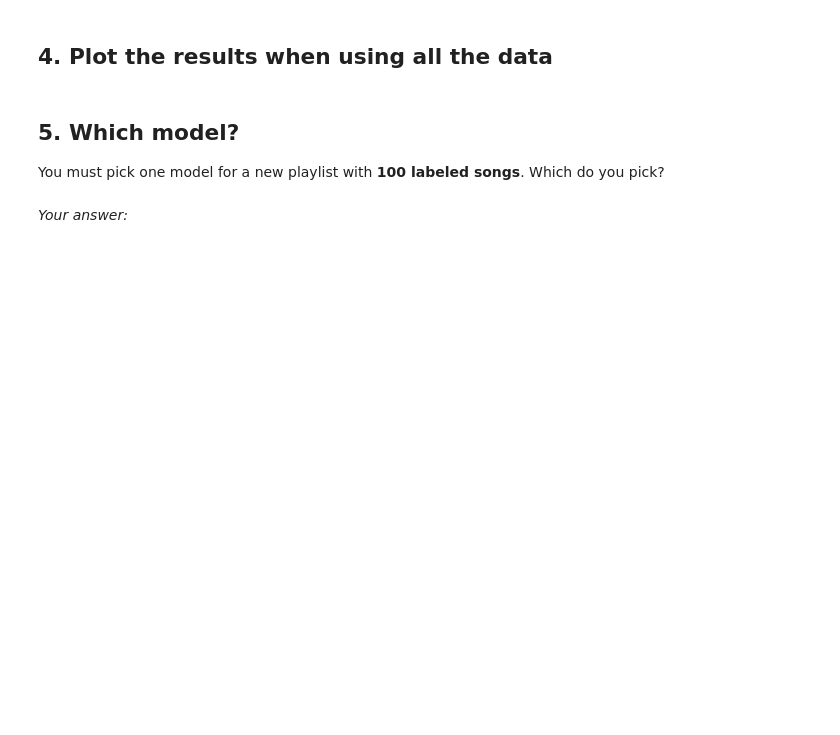
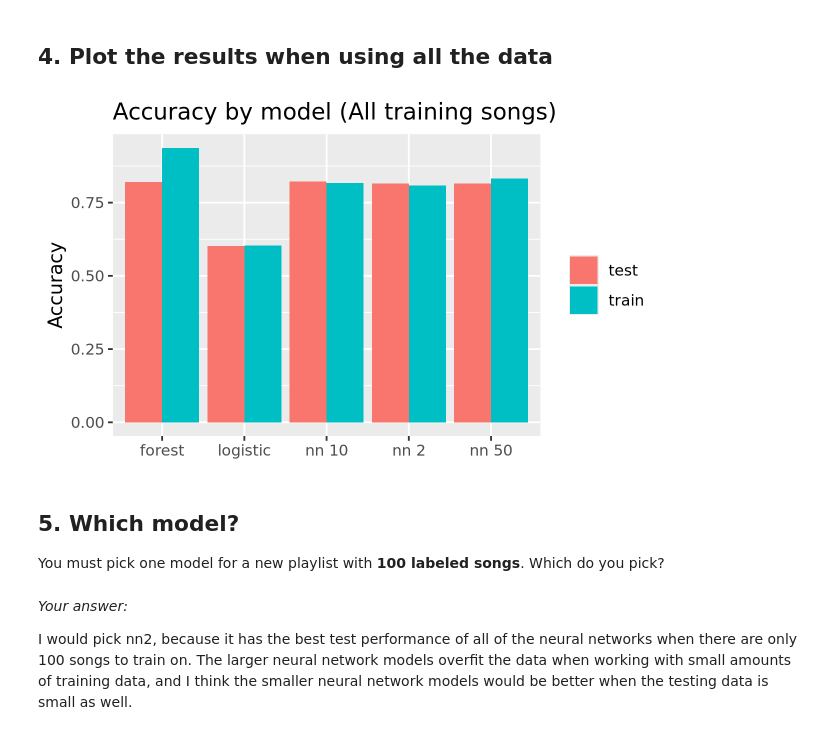
Before and after one commit to sophiaemcreynolds/codespace_9.30_512, a Jupyter notebook: exercises/16-nn-exercise.ipynb, the cells around one changed output. Saved outputs shown, nothing was run; the diff lists cells and outputs as text; code cells hidden in the pictures; blank space fills up the shorter version.

```diff
--- a/exercises/16-nn-exercise.ipynb
+++ b/exercises/16-nn-exercise.ipynb
@@ -117,9 +197,27 @@ Run `compare_models()` again, with all of `train` (about 5,500 songs).
 ## 4. Plot the results when using all the data
 # %%
 # Chart code goes here
+
+results_main |>
+    pivot_longer(
+        cols = c(train_accuracy, test_accuracy),
+        names_to = 'set',
+        values_to = 'accuracy'
+    ) |>
+    mutate(set = ifelse(set == 'train_accuracy', 'train', 'test')) |>
+    ggplot(aes(x = model, y = accuracy, fill = set)) +
+    geom_col(position = 'dodge') +
+    labs(
+        title = 'Accuracy by model (All training songs)',
+        x = NULL, y = 'Accuracy', fill = NULL
+    )
+# %% [output]
+[figure, added]
 # %% [markdown]
 ## 5. Which model?
 
 You must pick one model for a new playlist with **100 labeled songs**. Which do you pick?
 # %% [markdown]
 *Your answer:*
+
+I would pick nn2, because it has the best test performance of all of the neural networks when there are only 100 songs to train on. The larger neural network models overfit the data when working with small amounts of training data, and I think the smaller neural network models would be better when the testing data is small as well.
```
Also changed, not shown: parts of 7 cells of this notebook, 1 other file.
